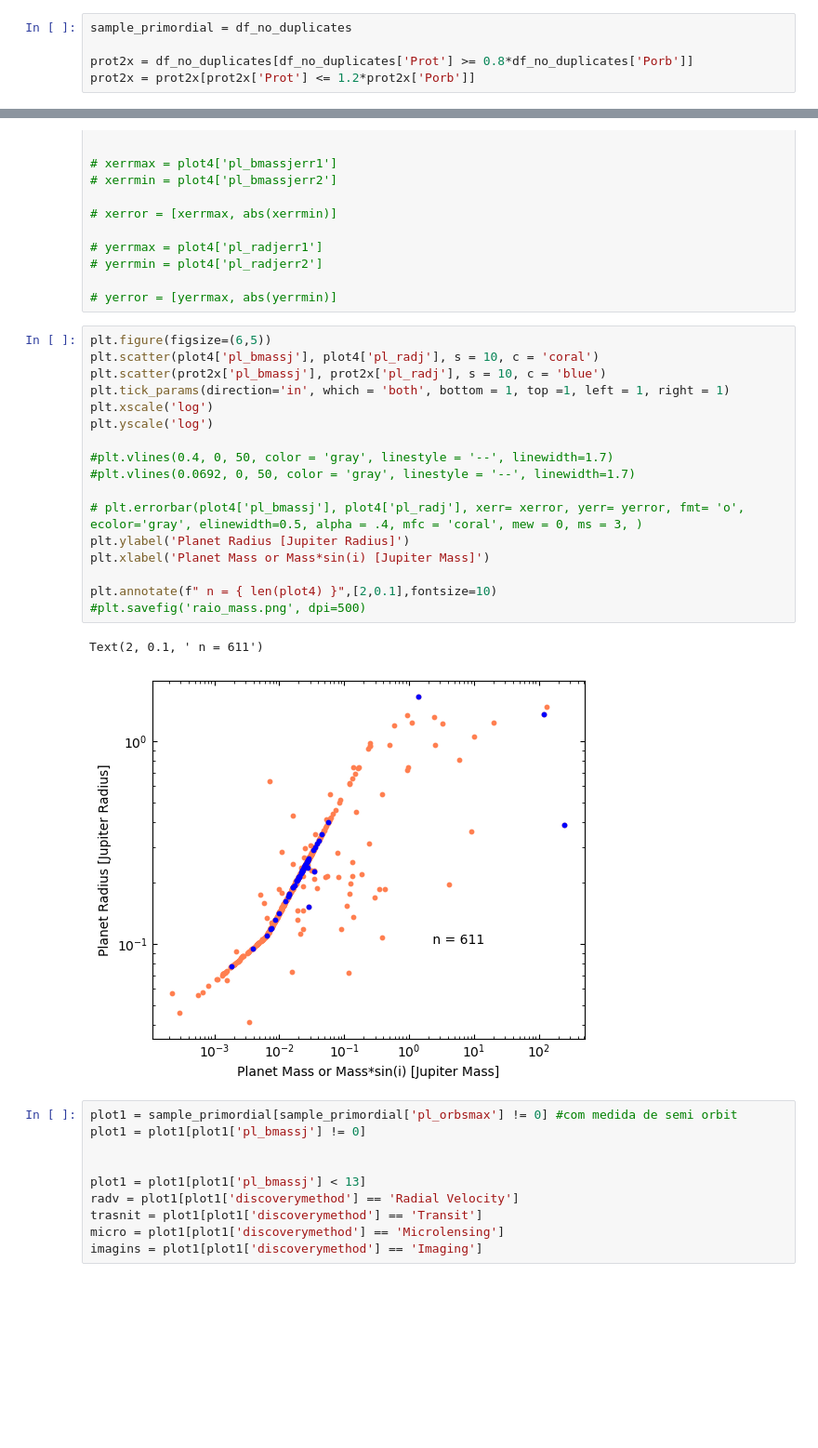
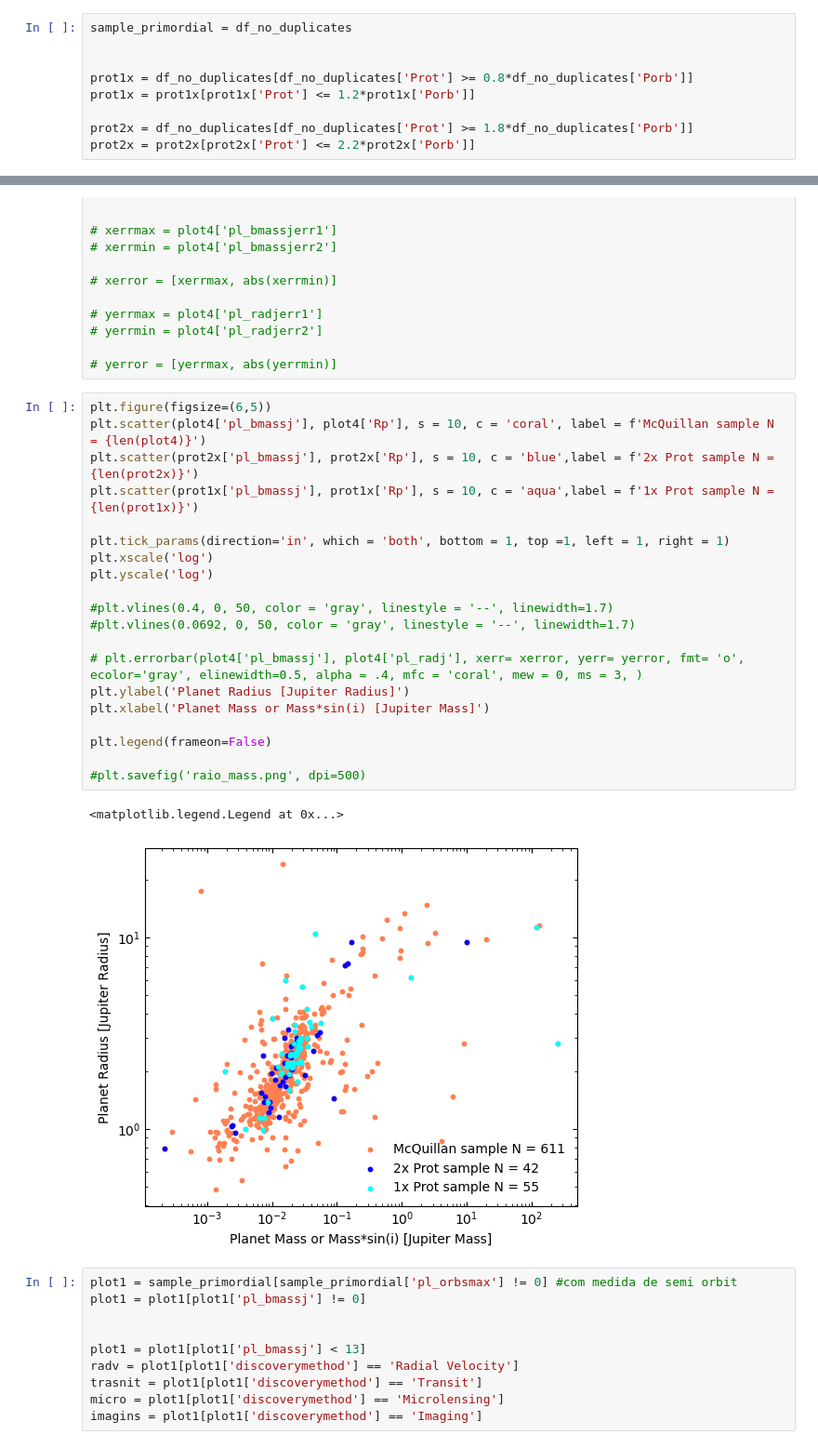
Before and after one commit to ylaksl/Exoplanets-Stats, a Jupyter notebook: analise.ipynb, the cells around one changed output, grey strips where cells are left out. Shown at 93% size. Cells and saved outputs as stored; diff of their text form; blank space fills up the shorter version.

```diff
--- a/analise.ipynb
+++ b/analise.ipynb
@@ -51,8 +53,12 @@ Name: Rp, Length: 618, dtype: float64
 # %%
 sample_primordial = df_no_duplicates
 
-prot2x = df_no_duplicates[df_no_duplicates['Prot'] >= 0.8*df_no_duplicates['Porb']]
-prot2x = prot2x[prot2x['Prot'] <= 1.2*prot2x['Porb']]
+
+prot1x = df_no_duplicates[df_no_duplicates['Prot'] >= 0.8*df_no_duplicates['Porb']]
+prot1x = prot1x[prot1x['Prot'] <= 1.2*prot1x['Porb']]
+
+prot2x = df_no_duplicates[df_no_duplicates['Prot'] >= 1.8*df_no_duplicates['Porb']]
+prot2x = prot2x[prot2x['Prot'] <= 2.2*prot2x['Porb']]
 # %%
 plot4 = sample_primordial[sample_primordial['pl_bmassj'] != 0 ]
 plot4 = plot4[plot4['Rp'] != 0 ]
@@ -78,24 +84,27 @@ plot4 = plot4.dropna(subset=['pl_bmassj', 'Rp']) #, 'pl_bmassjerr1', 'pl_bmassje
 # yerror = [yerrmax, abs(yerrmin)]
 # %%
 plt.figure(figsize=(6,5))
-plt.scatter(plot4['pl_bmassj'], plot4['pl_radj'], s = 10, c = 'coral')
-plt.scatter(prot2x['pl_bmassj'], prot2x['pl_radj'], s = 10, c = 'blue')
+plt.scatter(plot4['pl_bmassj'], plot4['Rp'], s = 10, c = 'coral', label = f'McQuillan sample N = {len(plot4)}')
+plt.scatter(prot2x['pl_bmassj'], prot2x['Rp'], s = 10, c = 'blue',label = f'2x Prot sample N = {len(prot2x)}')
+plt.scatter(prot1x['pl_bmassj'], prot1x['Rp'], s = 10, c = 'aqua',label = f'1x Prot sample N = {len(prot1x)}')
+
 plt.tick_params(direction='in', which = 'both', bottom = 1, top =1, left = 1, right = 1)
 plt.xscale('log')
 plt.yscale('log')
 
 #plt.vlines(0.4, 0, 50, color = 'gray', linestyle = '--', linewidth=1.7)
 #plt.vlines(0.0692, 0, 50, color = 'gray', linestyle = '--', linewidth=1.7)
 
 # plt.errorbar(plot4['pl_bmassj'], plot4['pl_radj'], xerr= xerror, yerr= yerror, fmt= 'o', ecolor='gray', elinewidth=0.5, alpha = .4, mfc = 'coral', mew = 0, ms = 3, )
 plt.ylabel('Planet Radius [Jupiter Radius]')
 plt.xlabel('Planet Mass or Mass*sin(i) [Jupiter Mass]')
 
-plt.annotate(f" n = { len(plot4) }",[2,0.1],fontsize=10)
+plt.legend(frameon=False)
+
 #plt.savefig('raio_mass.png', dpi=500)
 # %% [output]
-Text(2, 0.1, ' n = 611')
+<matplotlib.legend.Legend at 0x...>
-[figure, old version]
+[figure, new version]
 # %%
 plot1 = sample_primordial[sample_primordial['pl_orbsmax'] != 0] #com medida de semi orbit
 plot1 = plot1[plot1['pl_bmassj'] != 0]
```
Also changed, not shown: parts of 14 cells of this notebook.
